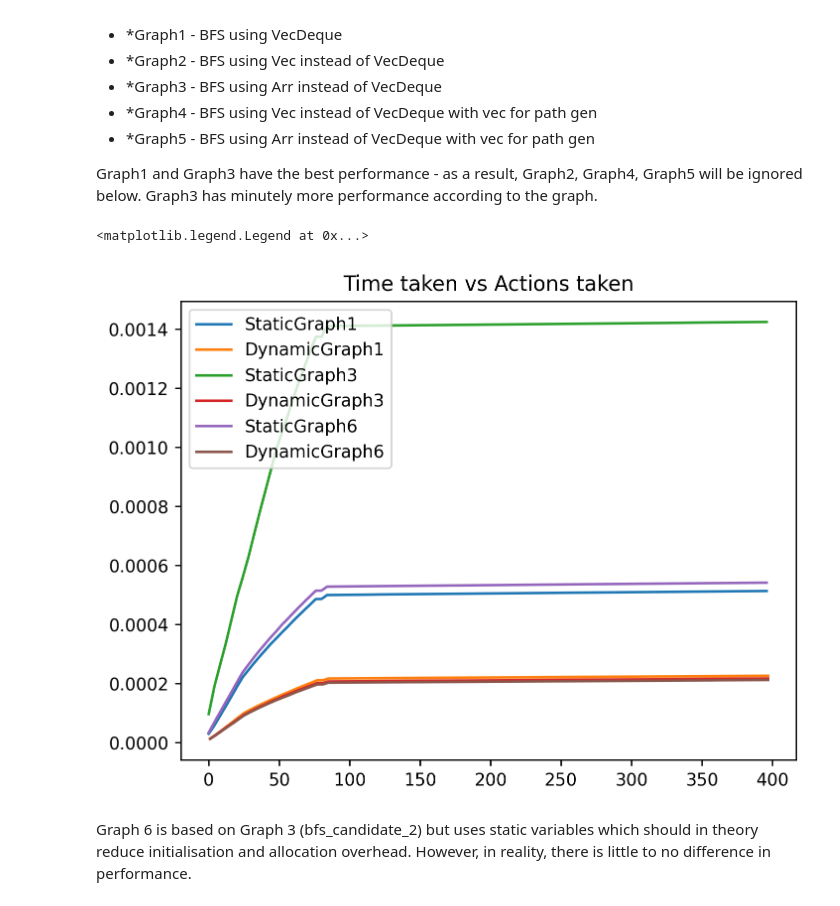
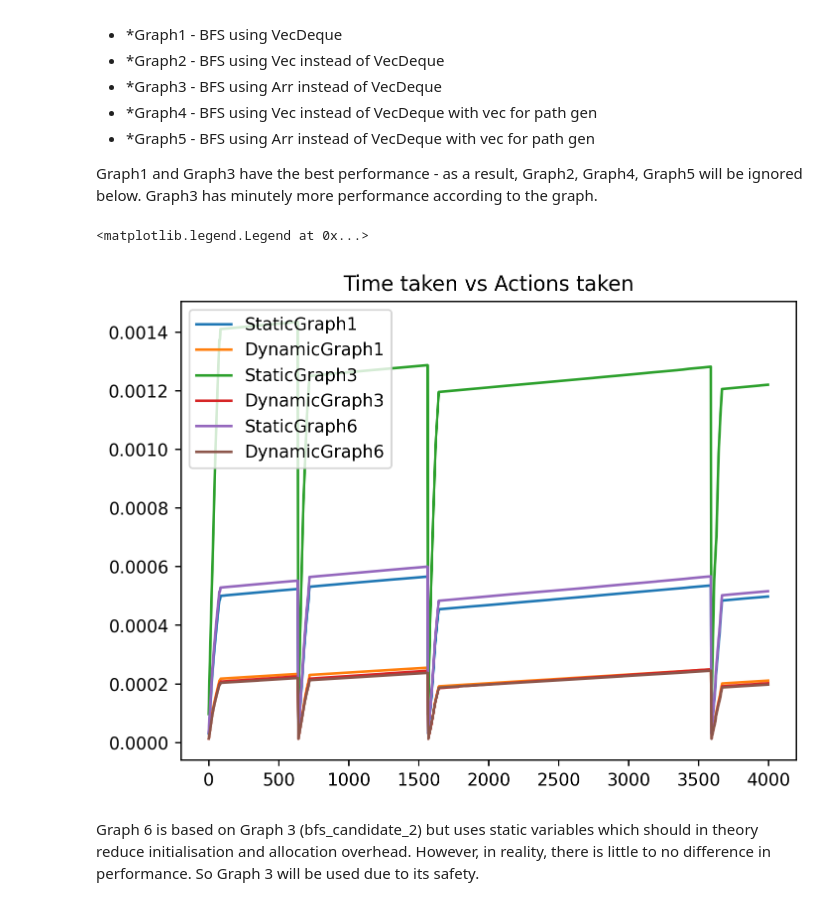
Before and after one commit to EugeniusK/Quoridor-AI, a Jupyter notebook: refactored_src/Rs_Quoridor/data_vis.ipynb, the cells around one changed output. Drawn from its saved outputs; the diff is of its cells as text; code cells hidden in the pictures.

```diff
--- a/refactored_src/Rs_Quoridor/data_vis.ipynb
+++ b/refactored_src/Rs_Quoridor/data_vis.ipynb
@@ -38,16 +41,16 @@ In pathfinding, there is a frontier which is either a stack, queue or "priority
 Graph1 and Graph3 have the best performance - as a result, Graph2, Graph4, Graph5 will be ignored below. Graph3 has minutely more performance according to the graph.
 # %%
 plt.figure(dpi=250)
-df1.query('type_board == 1')['time_taken'].head(100).plot(kind='line', title='Time taken vs Actions taken', legend=True)
-df1.query('type_board == 2')['time_taken'].head(100).plot(kind='line', legend=True)
-df2.query('type_board == 1')['time_taken'].head(100).plot(kind='line', legend=True)
-df3.query('type_board == 2')['time_taken'].head(100).plot(kind='line', legend=True)
-df6.query('type_board == 1')['time_taken'].head(100).plot(kind='line', legend=True)
-df6.query('type_board == 2')['time_taken'].head(100).plot(kind='line', legend=True)
+df1.query('type_board == 1')['time_taken'].head(1000).plot(kind='line', title='Time taken vs Actions taken', legend=True)
+df1.query('type_board == 2')['time_taken'].head(1000).plot(kind='line', legend=True)
+df2.query('type_board == 1')['time_taken'].head(1000).plot(kind='line', legend=True)
+df3.query('type_board == 2')['time_taken'].head(1000).plot(kind='line', legend=True)
+df6.query('type_board == 1')['time_taken'].head(1000).plot(kind='line', legend=True)
+df6.query('type_board == 2')['time_taken'].head(1000).plot(kind='line', legend=True)
 plt.legend(['StaticGraph1', 'DynamicGraph1','StaticGraph3', 'DynamicGraph3','StaticGraph6', 'DynamicGraph6'])
 # %% [output]
 <matplotlib.legend.Legend at 0x...>
-[figure, old version]
+[figure, new version]
 # %% [markdown]
 Graph 6 is based on Graph 3 (bfs_candidate_2) but uses static variables which should in theory reduce initialisation and allocation overhead.
-However, in reality, there is little to no difference in performance.
+However, in reality, there is little to no difference in performance. So Graph 3 will be used due to its safety.
```
Also changed, not shown: parts of 3 cells of this notebook, 4 other files.
